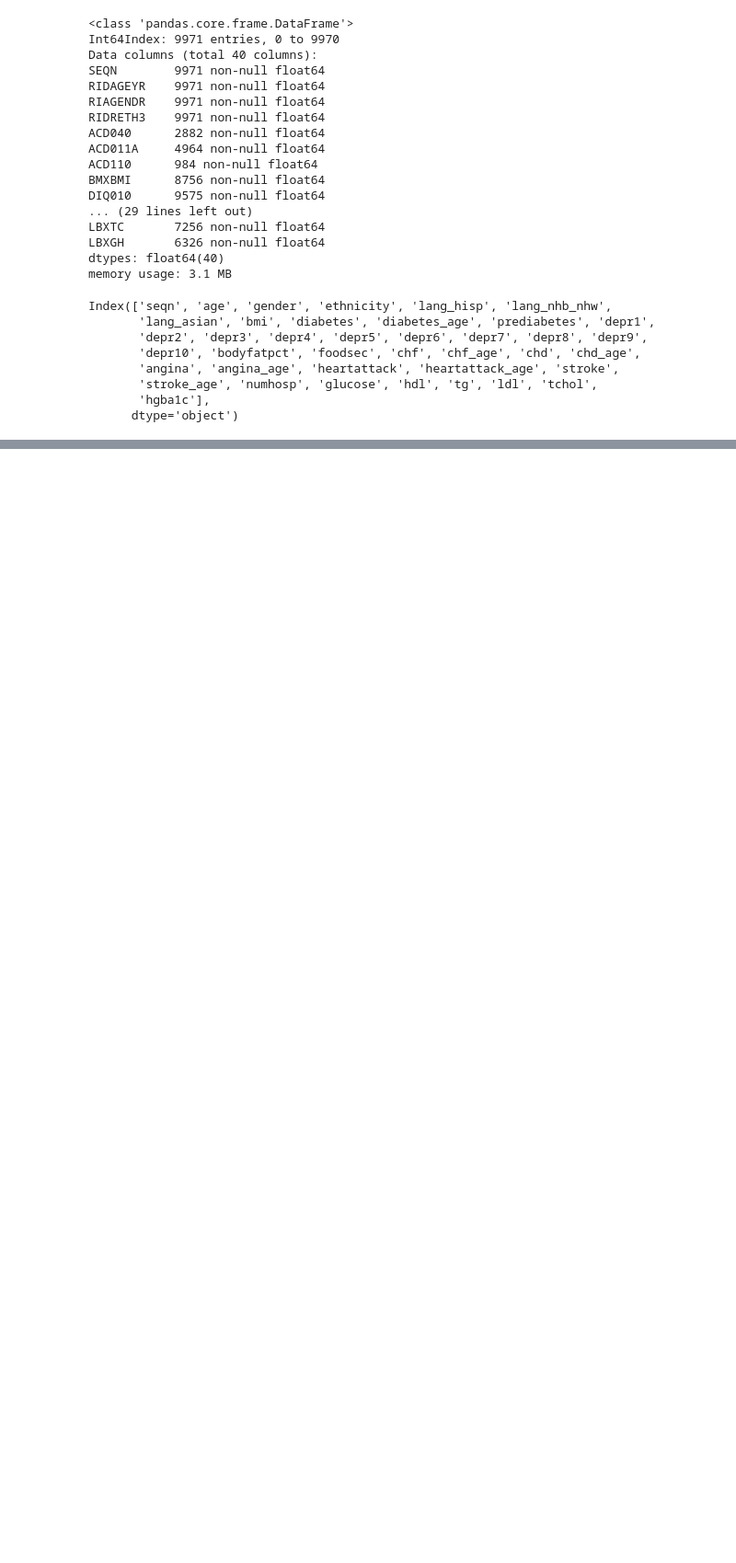
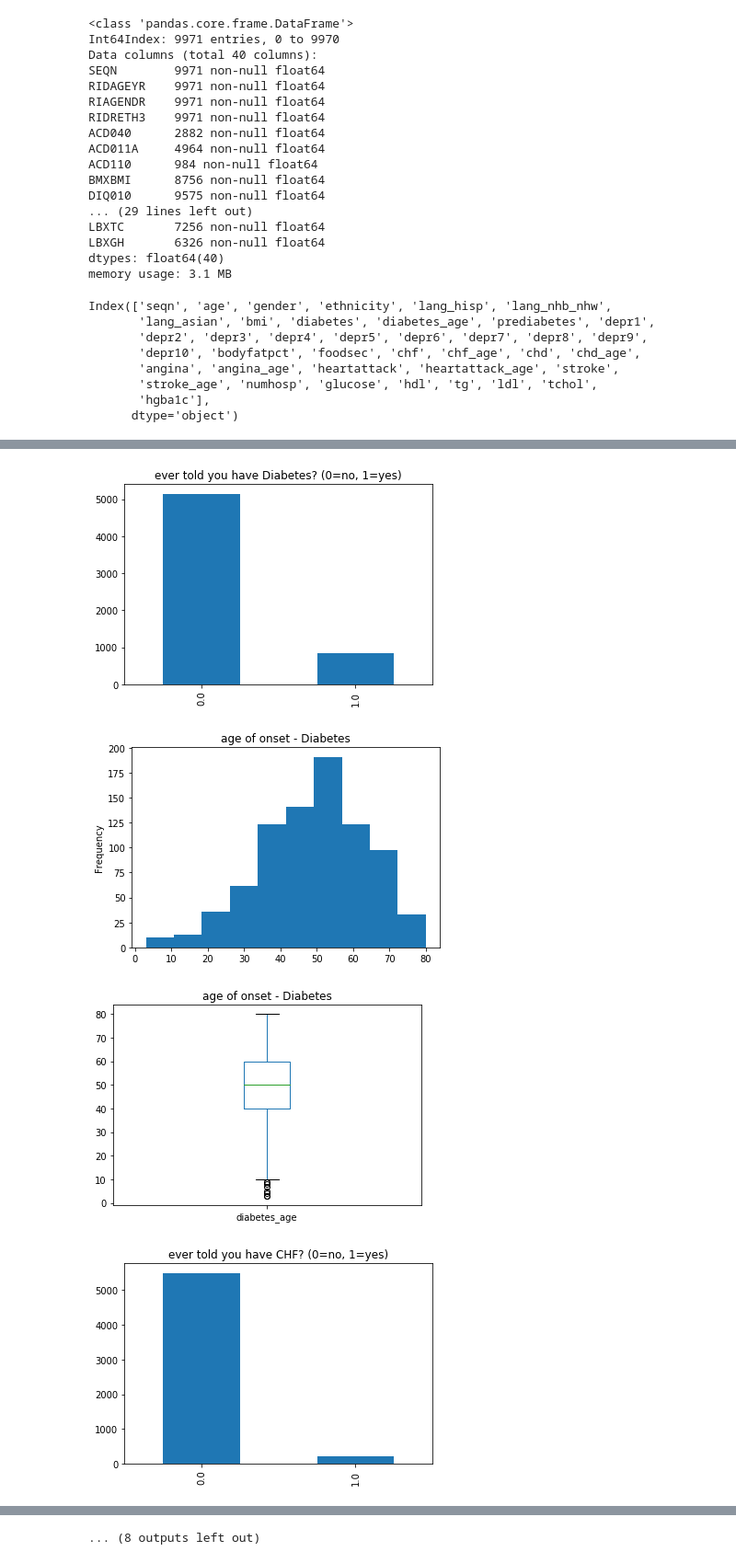
Before and after one commit to carashri/Capstone-1, a Jupyter notebook: Capstone I - NHANES Data Wrangling.ipynb, the cells around one changed output, grey strips where cells are left out. Shown at 92% size. Drawn from its saved outputs; the diff is of its cells as text; code cells hidden in the pictures; blank space fills up the shorter version.

```diff
--- a/Capstone I - NHANES Data Wrangling.ipynb
+++ b/Capstone I - NHANES Data Wrangling.ipynb
@@ -399,0 +462,53 @@ Next, we create a boxplot for each numeric variable, in order to examine any pot
+# %%
+nhanes.diabetes.value_counts().plot(kind='bar', title='ever told you have Diabetes? (0=no, 1=yes)')
+plt.show()
+nhanes.diabetes_age.plot(kind='hist', title='age of onset - Diabetes')
+plt.show()
+nhanes.diabetes_age.plot(kind='box', title='age of onset - Diabetes')
+plt.show()
+
+nhanes.chf.value_counts().plot(kind='bar', title='ever told you have CHF? (0=no, 1=yes)')
+plt.show()
+nhanes.chf_age.plot(kind='hist', title='age of onset - CHF')
+plt.show()
+nhanes.chf_age.plot(kind='box', title='age of onset - CHF')
+plt.show()
+
+nhanes.chd.value_counts().plot(kind='bar', title='ever told you have CHD?(0=no, 1=yes)')
+plt.show()
+nhanes.chd_age.plot(kind='hist', title='age of onset - CHD')
+plt.show()
+nhanes.chd_age.plot(kind='box', title='age of onset - CHD')
+plt.show()
+
+nhanes.angina.value_counts().plot(kind='bar', title='ever told you have angina?(0=no, 1=yes)')
+plt.show()
+nhanes.angina_age.plot(kind='hist', title='age of onset - angina')
+plt.show()
+nhanes.angina_age.plot(kind='box', title='age of onset - angina')
+plt.show()
+
+nhanes.heartattack.value_counts().plot(kind='bar', title='ever told you have had a heart attack?(0=no, 1=yes)')
+plt.show()
+nhanes.heartattack_age.plot(kind='hist', title= 'age of heart attack')
+plt.show()
+nhanes.heartattack_age.plot(kind='box', title= 'age of heart attack')
+plt.show()
+
+
+nhanes.stroke.value_counts().plot(kind='bar', title='ever told you have had a stroke?(0=no, 1=yes)')
+plt.show()
+nhanes.stroke_age.plot(kind='hist', title= 'age of stroke')
+plt.show()
+nhanes.stroke_age.plot(kind='box', title= 'age of stroke')
+plt.show()
+
+nhanes.cvd_onset_age.plot(kind='hist', title= 'age of onset - cardiovascular disease')
+plt.show()
+nhanes.cvd_onset_age.plot(kind='box', title = 'age of onset - cardiovascular disease')
+plt.show()
+# %% [output]
+[figure, added]
+[figure, added]
+[figure, added]
+[figure, added]
@@ -399,0 +523 @@ Next, we create a boxplot for each numeric variable, in order to examine any pot
+... (8 outputs left out)
```
Also changed, not shown: parts of 35 cells of this notebook.
